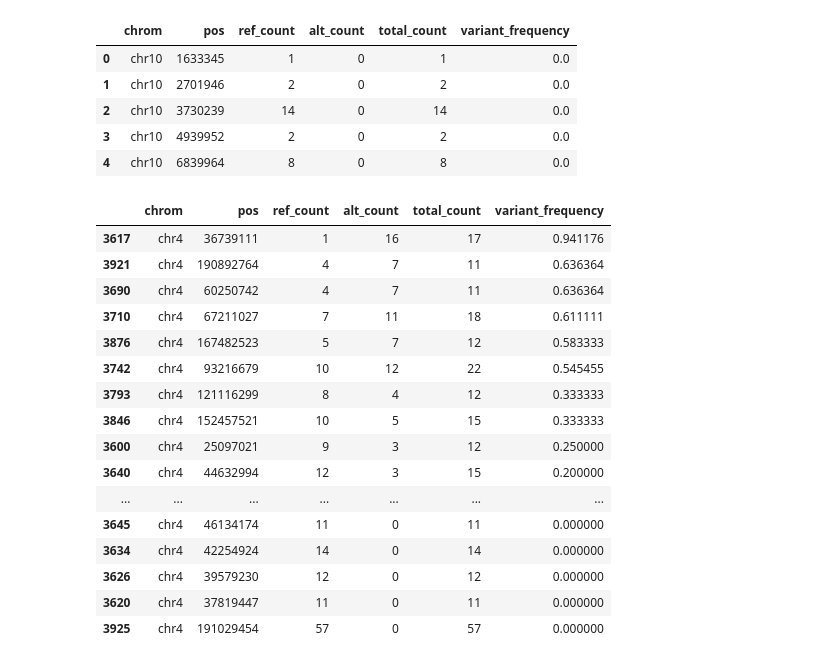
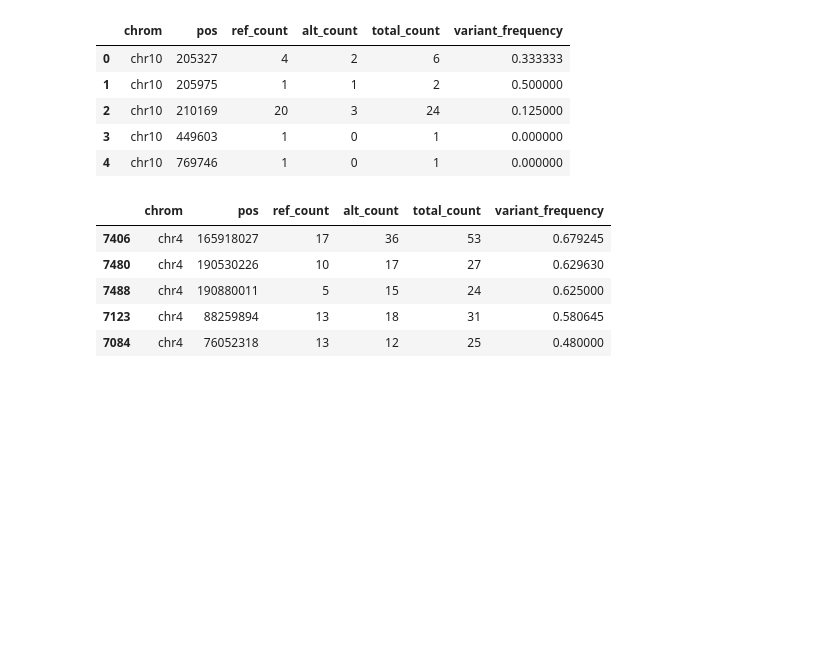
Before and after one commit to nissimranade/Multinomial_EM, a Jupyter notebook: notebooks/tumor_specific_variant_analysis.ipynb, the cells around one changed output. Cells and saved outputs as stored; diff of their text form; code cells hidden in the pictures; blank space fills up the shorter version.

```diff
--- a/notebooks/tumor_specific_variant_analysis.ipynb
+++ b/notebooks/tumor_specific_variant_analysis.ipynb
@@ -275,7 +246,7 @@ for p in unique_positions:
     df = pos_groups.get_group((p[0], p[1]))
     r_count = df["ref_count"].sum()
     a_count = df["alt_count"].sum()
-    tot = r_count + a_count
+    tot = df["total_count"].sum()
     row_list.append({
         "chrom": p[0],
         "pos": p[1],
@@ -290,31 +261,20 @@ tumor_variant_summary = pd.DataFrame(row_list)
 tumor_variant_summary.head()
 # %% [output]
 |  | chrom | pos | ref_count | alt_count | total_count | variant_frequency |
-| 0 | chr10 | 1633345 | 1 | 0 | 1 | 0.0 |
-| 1 | chr10 | 2701946 | 2 | 0 | 2 | 0.0 |
-| 2 | chr10 | 3730239 | 14 | 0 | 14 | 0.0 |
-| 3 | chr10 | 4939952 | 2 | 0 | 2 | 0.0 |
-| 4 | chr10 | 6839964 | 8 | 0 | 8 | 0.0 |
+| 0 | chr10 | 205327 | 4 | 2 | 6 | 0.333333 |
+| 1 | chr10 | 205975 | 1 | 1 | 2 | 0.500000 |
+| 2 | chr10 | 210169 | 20 | 3 | 24 | 0.125000 |
+| 3 | chr10 | 449603 | 1 | 0 | 1 | 0.000000 |
+| 4 | chr10 | 769746 | 1 | 0 | 1 | 0.000000 |
 # %%
-high = tumor_variant_summary[tumor_variant_summary["total_count"] > 10]
+high = tumor_variant_summary[tumor_variant_summary["total_count"] > 20]
 # %%
-high[high["chrom"]=="chr4"].sort_values(by="variant_frequency", ascending=False)
+high[high["chrom"]=="chr4"].sort_values(by="variant_frequency", ascending=False).head()
 # %% [output]
 |  | chrom | pos | ref_count | alt_count | total_count | variant_frequency |
-| 3617 | chr4 | 36739111 | 1 | 16 | 17 | 0.941176 |
-| 3921 | chr4 | 190892764 | 4 | 7 | 11 | 0.636364 |
-| 3690 | chr4 | 60250742 | 4 | 7 | 11 | 0.636364 |
-| 3710 | chr4 | 67211027 | 7 | 11 | 18 | 0.611111 |
-| 3876 | chr4 | 167482523 | 5 | 7 | 12 | 0.583333 |
-| 3742 | chr4 | 93216679 | 10 | 12 | 22 | 0.545455 |
-| 3793 | chr4 | 121116299 | 8 | 4 | 12 | 0.333333 |
-| 3846 | chr4 | 152457521 | 10 | 5 | 15 | 0.333333 |
-| 3600 | chr4 | 25097021 | 9 | 3 | 12 | 0.250000 |
-| 3640 | chr4 | 44632994 | 12 | 3 | 15 | 0.200000 |
-| ... | ... | ... | ... | ... | ... | ... |
-| 3645 | chr4 | 46134174 | 11 | 0 | 11 | 0.000000 |
-| 3634 | chr4 | 42254924 | 14 | 0 | 14 | 0.000000 |
-| 3626 | chr4 | 39579230 | 12 | 0 | 12 | 0.000000 |
-| 3620 | chr4 | 37819447 | 11 | 0 | 11 | 0.000000 |
-| 3925 | chr4 | 191029454 | 57 | 0 | 57 | 0.000000 |
+| 7406 | chr4 | 165918027 | 17 | 36 | 53 | 0.679245 |
+| 7480 | chr4 | 190530226 | 10 | 17 | 27 | 0.629630 |
+| 7488 | chr4 | 190880011 | 5 | 15 | 24 | 0.625000 |
+| 7123 | chr4 | 88259894 | 13 | 18 | 31 | 0.580645 |
+| 7084 | chr4 | 76052318 | 13 | 12 | 25 | 0.480000 |
 # %%
```
Also changed, not shown: parts of 24 cells of this notebook.
